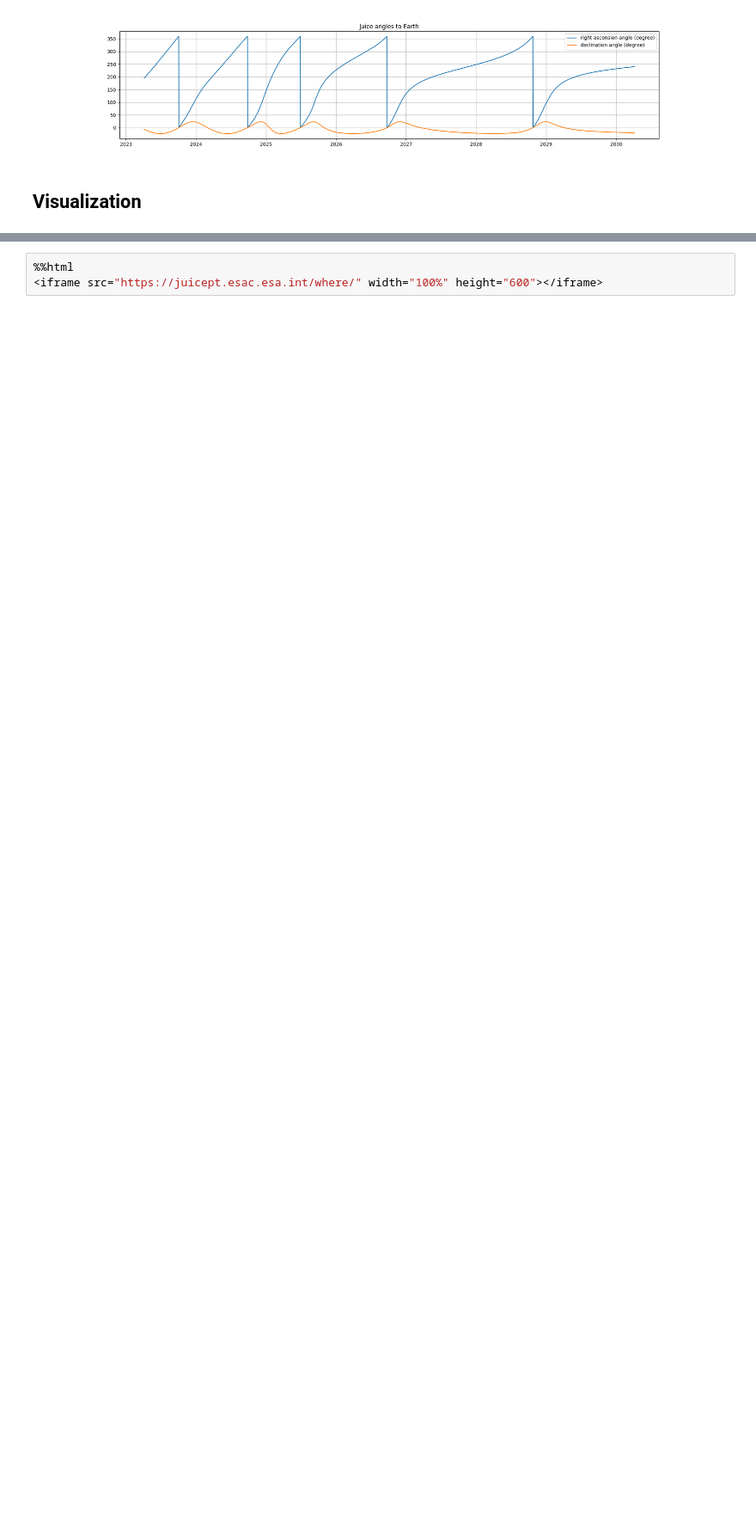
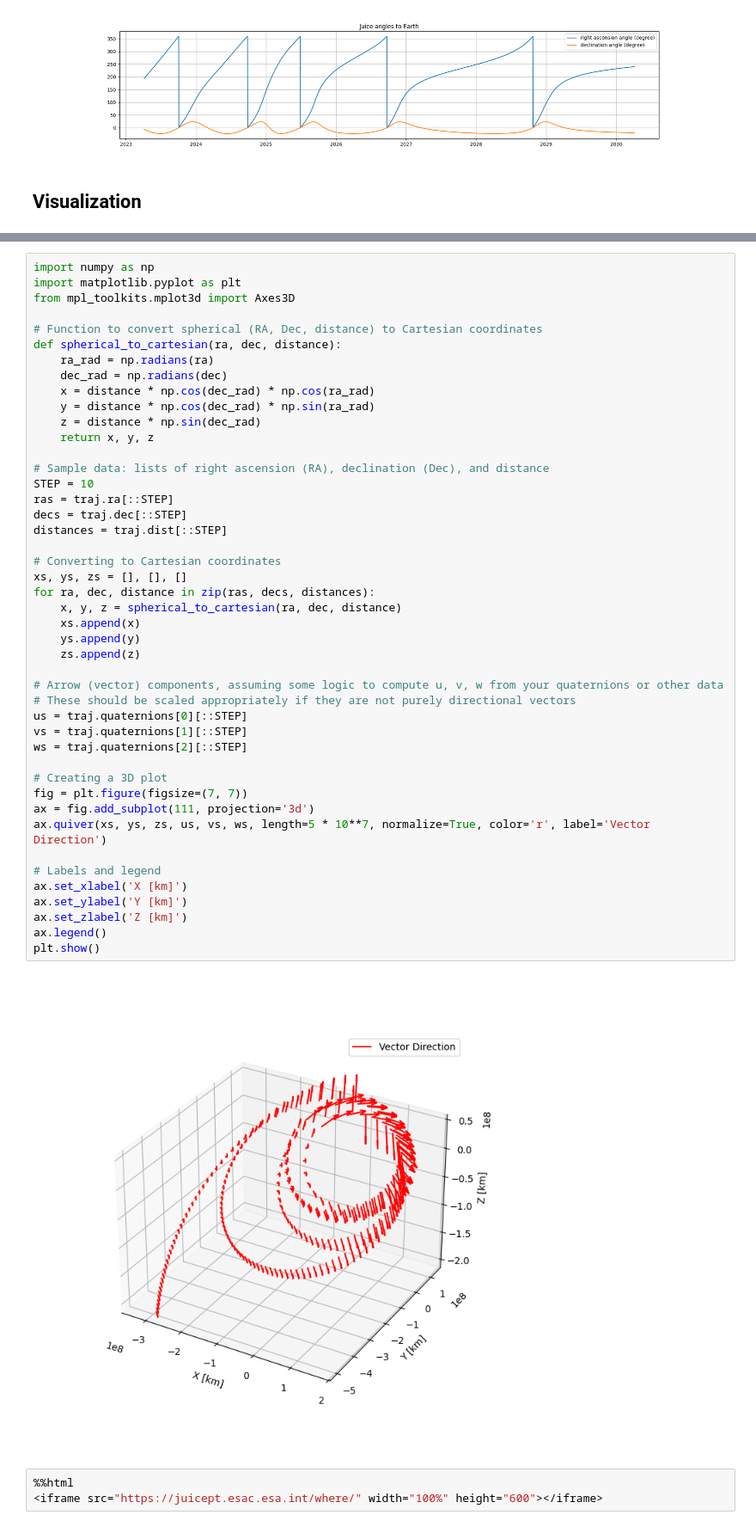
Before and after one commit to AGHRADEM/radem-notebooks, a Jupyter notebook: kernel/1a_planetary_coverage.ipynb, the cells around one changed output, grey strips where cells are left out. Shown at 86% size. Cells and saved outputs as stored; diff of their text form; blank space fills up the shorter version.

```diff
--- a/kernel/1a_planetary_coverage.ipynb
+++ b/kernel/1a_planetary_coverage.ipynb
@@ -192,3 +195,50 @@ ax.legend()
+# %%
+import numpy as np
+import matplotlib.pyplot as plt
+from mpl_toolkits.mplot3d import Axes3D
+
+# Function to convert spherical (RA, Dec, distance) to Cartesian coordinates
+def spherical_to_cartesian(ra, dec, distance):
+    ra_rad = np.radians(ra)
+    dec_rad = np.radians(dec)
+    x = distance * np.cos(dec_rad) * np.cos(ra_rad)
+    y = distance * np.cos(dec_rad) * np.sin(ra_rad)
+    z = distance * np.sin(dec_rad)
+    return x, y, z
+
+# Sample data: lists of right ascension (RA), declination (Dec), and distance
+STEP = 10
+ras = traj.ra[::STEP]
+decs = traj.dec[::STEP]
+distances = traj.dist[::STEP]
+
+# Converting to Cartesian coordinates
+xs, ys, zs = [], [], []
+for ra, dec, distance in zip(ras, decs, distances):
+    x, y, z = spherical_to_cartesian(ra, dec, distance)
+    xs.append(x)
+    ys.append(y)
+    zs.append(z)
+
+# Arrow (vector) components, assuming some logic to compute u, v, w from your quaternions or other data
+# These should be scaled appropriately if they are not purely directional vectors
+us = traj.quaternions[0][::STEP]
+vs = traj.quaternions[1][::STEP]
+ws = traj.quaternions[2][::STEP]
+
+# Creating a 3D plot
+fig = plt.figure(figsize=(7, 7))
+ax = fig.add_subplot(111, projection='3d')
+ax.quiver(xs, ys, zs, us, vs, ws, length=5 * 10**7, normalize=True, color='r', label='Vector Direction')
+
+# Labels and legend
+ax.set_xlabel('X [km]')
+ax.set_ylabel('Y [km]')
+ax.set_zlabel('Z [km]')
+ax.legend()
+plt.show()
+# %% [output]
+[figure, added]
 # %%
 %%html
 <iframe src="https://juicept.esac.esa.int/where/" width="100%" height="600"></iframe>
```
Also changed, not shown: parts of 6 cells of this notebook, 1 other file.
